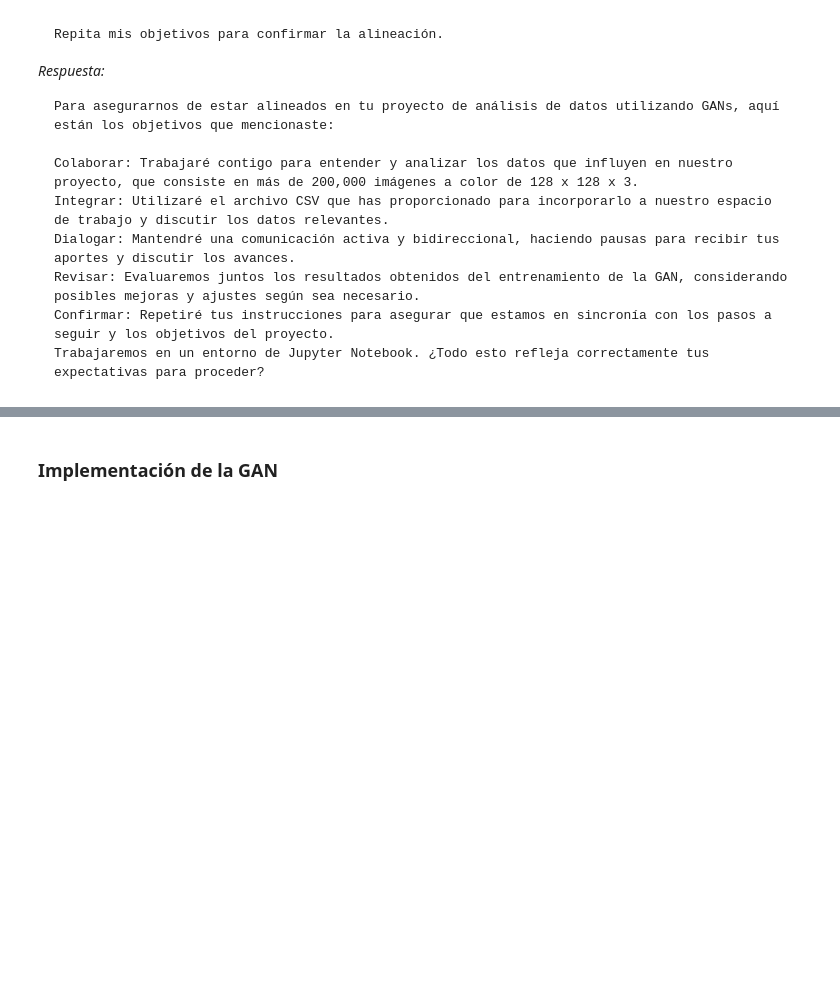
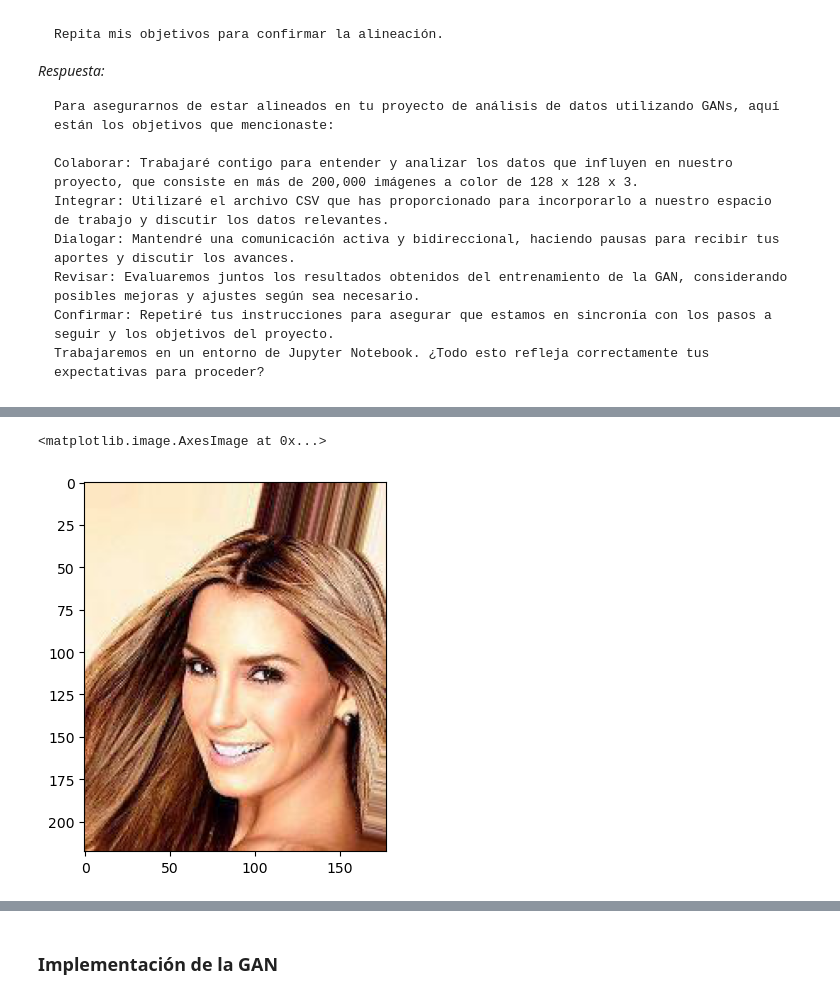
Before and after one commit to markalbrand56/DS-Laboratorio-6, a Jupyter notebook: l6.ipynb, the cells around one changed output, grey strips where cells are left out. Drawn from its saved outputs; the diff is of its cells as text; code cells hidden in the pictures; blank space fills up the shorter version.

```diff
--- a/l6.ipynb
+++ b/l6.ipynb
@@ -41,0 +79,7 @@ Trabajaremos en un entorno de Jupyter Notebook. ¿Todo esto refleja correctament
+# %%
+# mostrar imagen de ejemplo
+img = plt.imread('archive/img_align_celeba/img_align_celeba/000001.jpg')
+plt.imshow(img)
+# %% [output]
+<matplotlib.image.AxesImage at 0x...>
+[figure, added]
```
Also changed, not shown: parts of 19 cells of this notebook.
